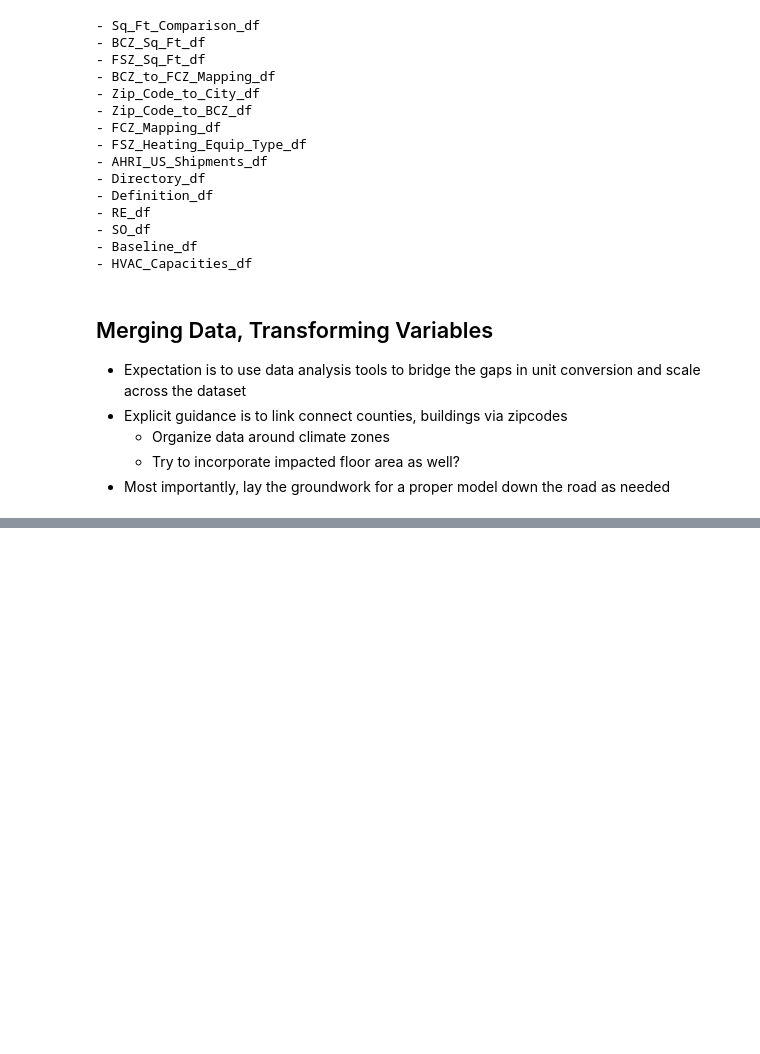
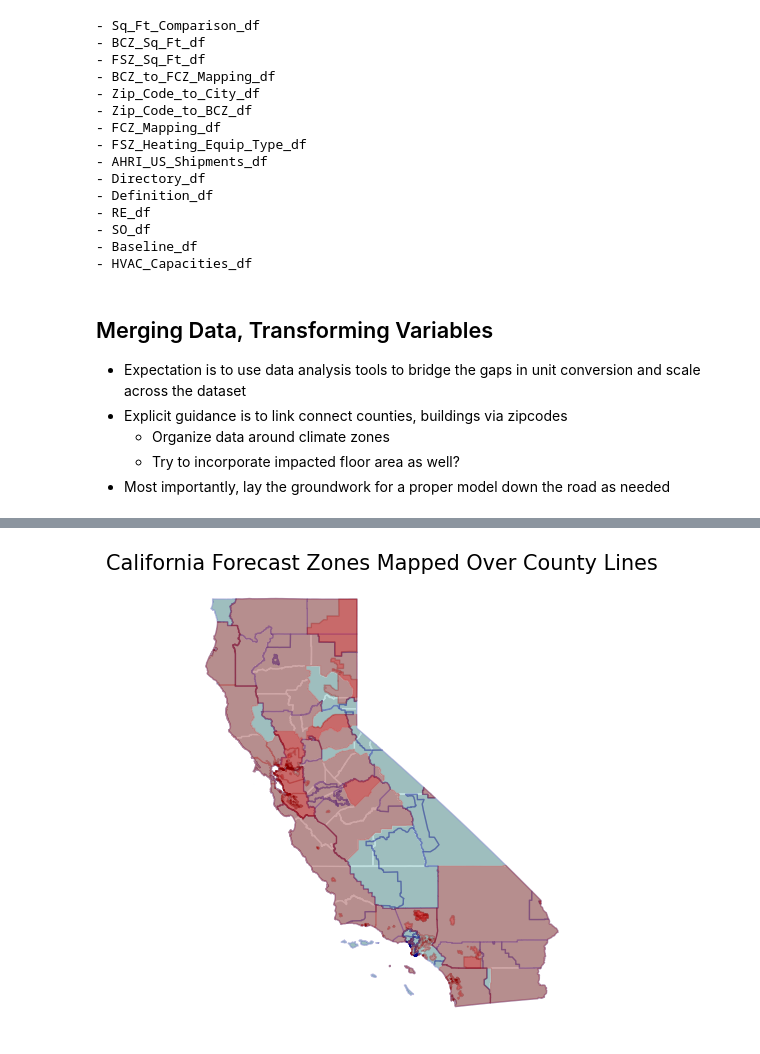
Before and after one commit to neil-stein/AC2HP, a Jupyter notebook: data_exploration_ac2hp.ipynb, the cells around one changed output, grey strips where cells are left out. Saved outputs shown, nothing was run; the diff lists cells and outputs as text; code cells hidden in the pictures; blank space fills up the shorter version.

```diff
--- a/data_exploration_ac2hp.ipynb
+++ b/data_exploration_ac2hp.ipynb
@@ -60,0 +209,17 @@ cal_geo_data_gdf = zip_gdf.merge(zip_code_to_city, left_on='ZCTA5CE20', right_on
+# %%
+# Importing new data - California Energy Data from State of California departments (Emergency Services, Energy Commission, etc.)
+cal_energy_forecast_zones_gdf = gpd.read_file('Data Sources/ForecastingClimateZones_CEC_2015_6353131256179142586.zip')
+cal_energy_forecast_zones_gdf = cal_energy_forecast_zones_gdf.to_crs(ca_county_gdf.crs)
+
+elec_load_gdf = gpd.read_file('Data Sources/ElectricLoadServingEntities_Other.zip')
+elec_load_gdf = elec_load_gdf.to_crs(ca_county_gdf.crs)
+
+fig, ax = plt.subplots(figsize=(5, 6))
+ca_county_gdf.plot(ax=ax, color='lightgrey', edgecolor='white', linewidth=1)
+cal_energy_forecast_zones_gdf.plot(ax=ax, color= 'teal', alpha= 0.25, edgecolor='darkblue', linewidth= 1)
+elec_load_gdf.plot(ax=ax, color= 'red', alpha= 0.25, edgecolor='darkred', linewidth= 1)
+ax.set_title("California Forecast Zones Mapped Over County Lines", fontsize=15)
+ax.set_axis_off()
+plt.show()
+# %% [output]
+[figure, added]
```
Also changed, not shown: parts of 8 cells of this notebook, 29 other files.
